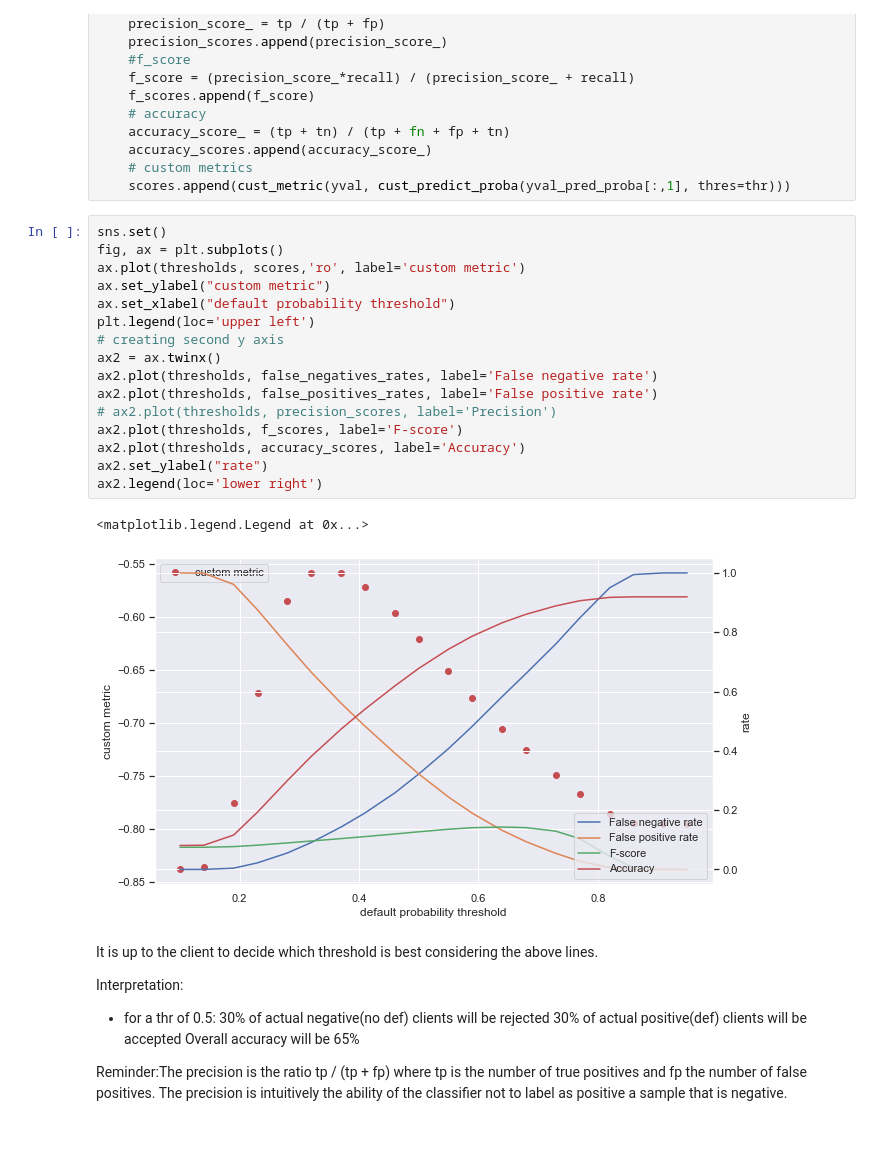
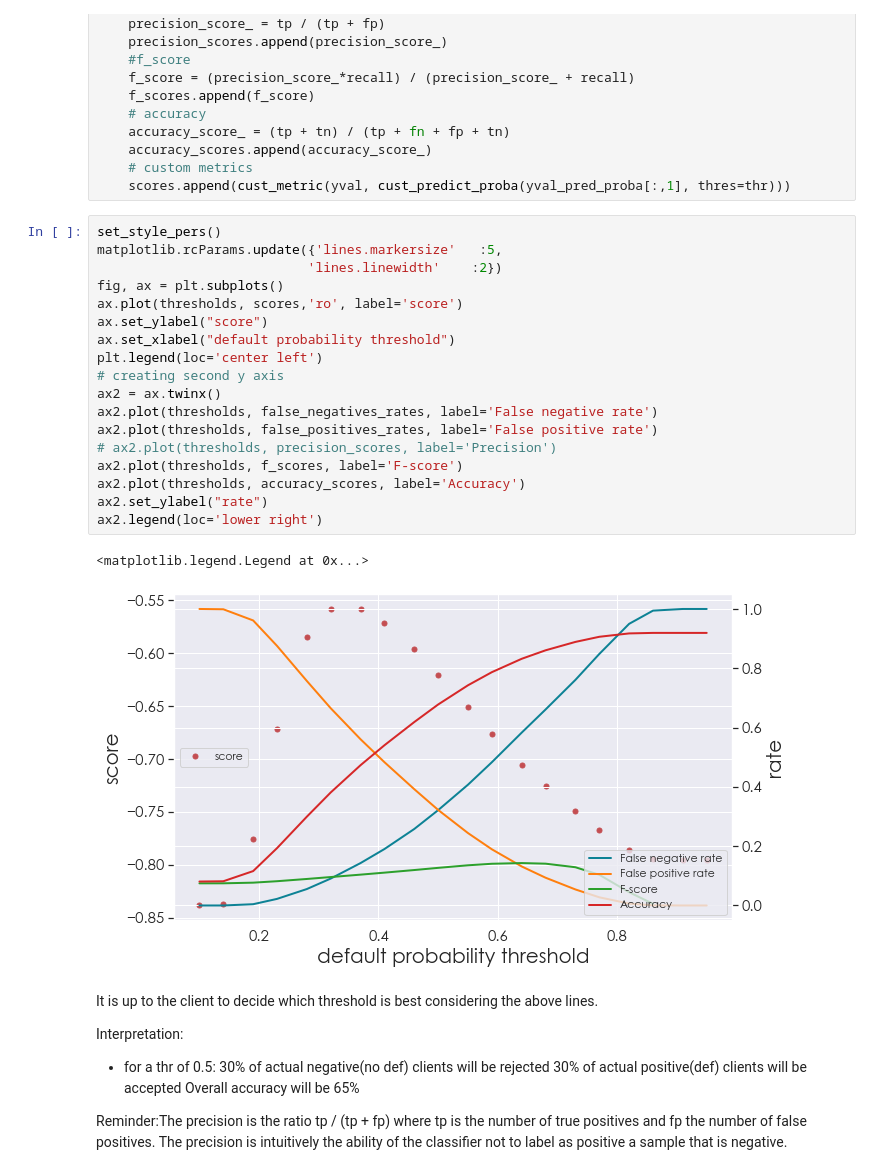
Before and after one commit to vpvinc/P7_loan_scoring_model, a Jupyter notebook: P7_modeling.ipynb, the cells around one changed output. Saved outputs shown, nothing was run; the diff lists cells and outputs as text; blank space fills up the shorter version.

```diff
--- a/P7_modeling.ipynb
+++ b/P7_modeling.ipynb
@@ -1027,24 +1027,26 @@ for thr in thresholds:
     # custom metrics
     scores.append(cust_metric(yval, cust_predict_proba(yval_pred_proba[:,1], thres=thr)))
 # %%
-sns.set()
+set_style_pers()
+matplotlib.rcParams.update({'lines.markersize'   :5,
+                           'lines.linewidth'    :2})
 fig, ax = plt.subplots()
-ax.plot(thresholds, scores,'ro', label='custom metric')
-ax.set_ylabel("custom metric")
+ax.plot(thresholds, scores,'ro', label='score')
+ax.set_ylabel("score")
 ax.set_xlabel("default probability threshold")
-plt.legend(loc='upper left')
+plt.legend(loc='center left')
 # creating second y axis
 ax2 = ax.twinx()
 ax2.plot(thresholds, false_negatives_rates, label='False negative rate')
 ax2.plot(thresholds, false_positives_rates, label='False positive rate')
 # ax2.plot(thresholds, precision_scores, label='Precision')
 ax2.plot(thresholds, f_scores, label='F-score')
 ax2.plot(thresholds, accuracy_scores, label='Accuracy')
 ax2.set_ylabel("rate")
 ax2.legend(loc='lower right')
 # %% [output]
 <matplotlib.legend.Legend at 0x...>
-[figure, old version]
+[figure, new version]
 # %% [markdown]
 It is up to the client to decide which threshold is best considering the above lines.
 
```
Also changed, not shown: parts of 22 cells of this notebook, 3 other files.
